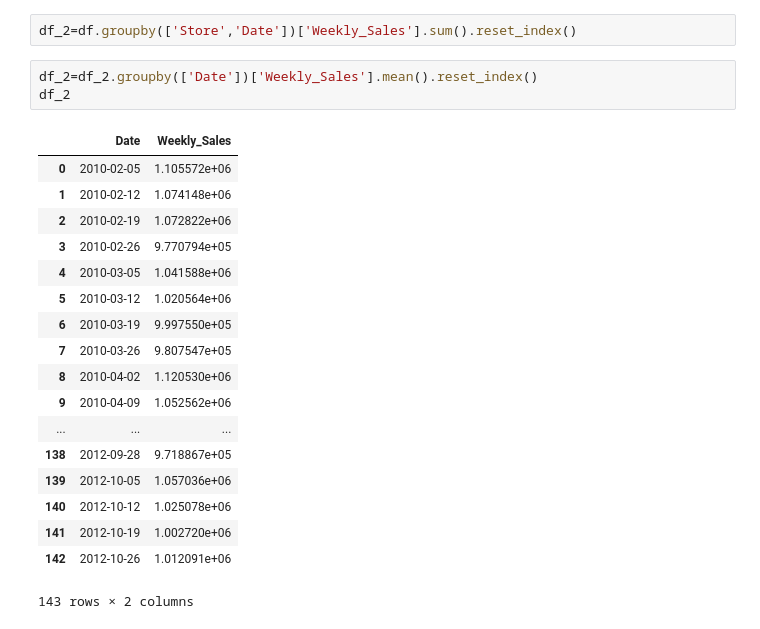
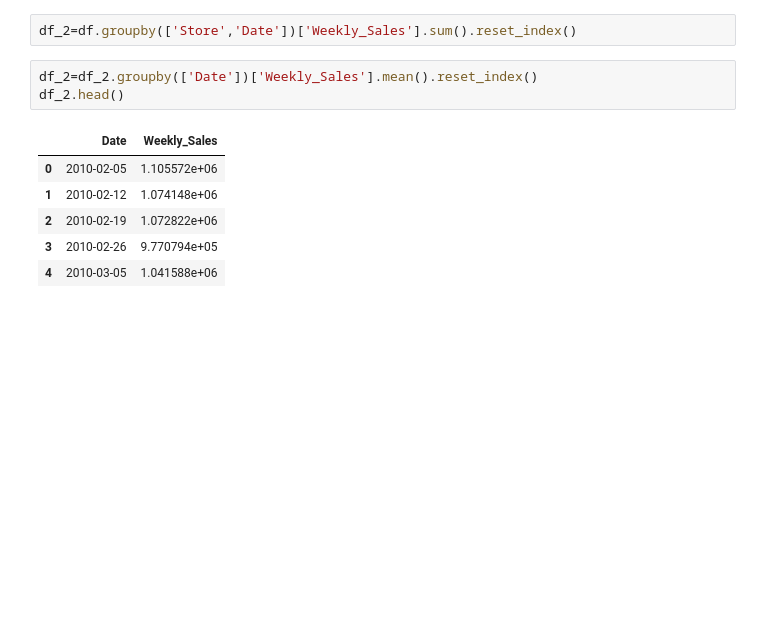
Before and after one commit to vitorhi/Tarefa1_NovosPiratas, a Jupyter notebook: Tarefa 1.ipynb, the cells around one changed output. Drawn from its saved outputs; the diff is of its cells as text; blank space fills up the shorter version.

```diff
--- a/Tarefa 1.ipynb
+++ b/Tarefa 1.ipynb
@@ -22,23 +22,11 @@ df.head()
 df_2=df.groupby(['Store','Date'])['Weekly_Sales'].sum().reset_index()
 # %%
 df_2=df_2.groupby(['Date'])['Weekly_Sales'].mean().reset_index()
-df_2
+df_2.head()
 # %% [output]
 |  | Date | Weekly_Sales |
 | 0 | 2010-02-05 | 1.105572e+06 |
 | 1 | 2010-02-12 | 1.074148e+06 |
 | 2 | 2010-02-19 | 1.072822e+06 |
 | 3 | 2010-02-26 | 9.770794e+05 |
 | 4 | 2010-03-05 | 1.041588e+06 |
-| 5 | 2010-03-12 | 1.020564e+06 |
-| 6 | 2010-03-19 | 9.997550e+05 |
-| 7 | 2010-03-26 | 9.807547e+05 |
-| 8 | 2010-04-02 | 1.120530e+06 |
-| 9 | 2010-04-09 | 1.052562e+06 |
-| ... | ... | ... |
-| 138 | 2012-09-28 | 9.718867e+05 |
-| 139 | 2012-10-05 | 1.057036e+06 |
-| 140 | 2012-10-12 | 1.025078e+06 |
-| 141 | 2012-10-19 | 1.002720e+06 |
-| 142 | 2012-10-26 | 1.012091e+06 |
-143 rows × 2 columns
```
Also changed, not shown: parts of 3 cells of this notebook.
